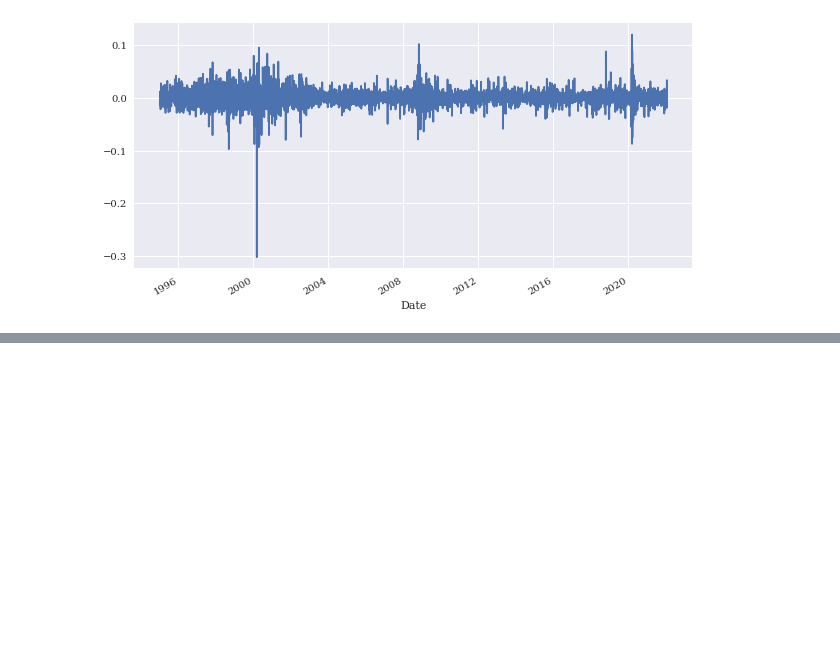
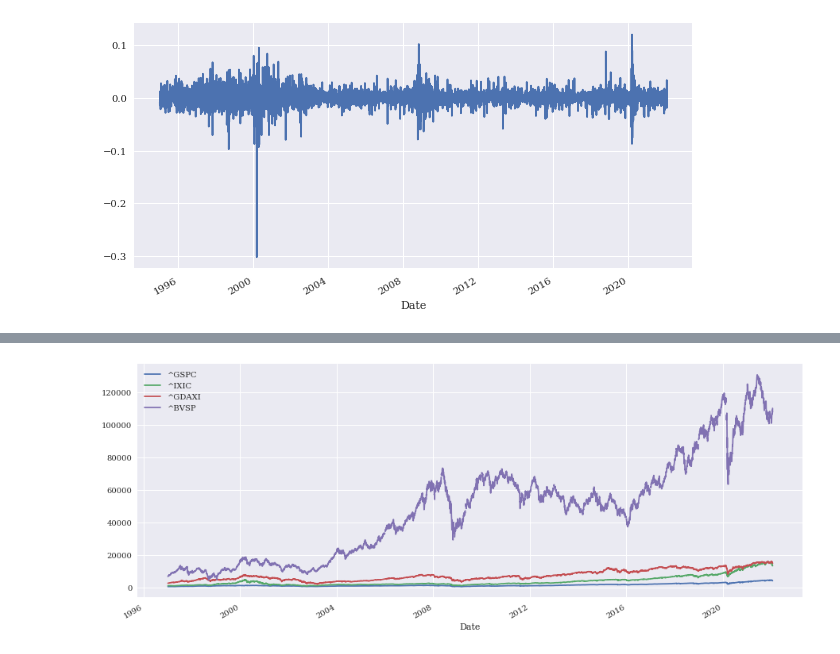
Before and after one commit to caiquemiranda/class, a Jupyter notebook: data-mining/jupter-projects/class-02-finanças.ipynb, the cells around one changed output, grey strips where cells are left out. Cells and saved outputs as stored; diff of their text form; code cells hidden in the pictures; blank space fills up the shorter version.

```diff
--- a/data-mining/jupter-projects/class-02-finanças.ipynb
+++ b/data-mining/jupter-projects/class-02-finanças.ipynb
@@ -73,0 +258,12 @@ PG['Retorno-simples'].plot(figsize=(10, 5));
+# %%
+# indice de açoes
+indices = ['^GSPC', # S&P500
+           '^IXIC', # NASDAQ
+           '^GDAXI', # DAX alemanha
+           '^BVSP', # BOVESP Brasil
+           ]
+# %%
+dados_ind = pd.DataFrame()
+
+for i in  indices:
+    dados_ind[i] = wb.DataReader(i, data_source='yahoo', start='1997-1-1')['Adj Close']
@@ -73,0 +290,5 @@ PG['Retorno-simples'].plot(figsize=(10, 5));
+# %%
+# plotagem sem normalizar
+dados_ind.plot(figsize=(15, 6));
+# %% [output]
+[figure, added]
```
Also changed, not shown: parts of 41 cells of this notebook.
